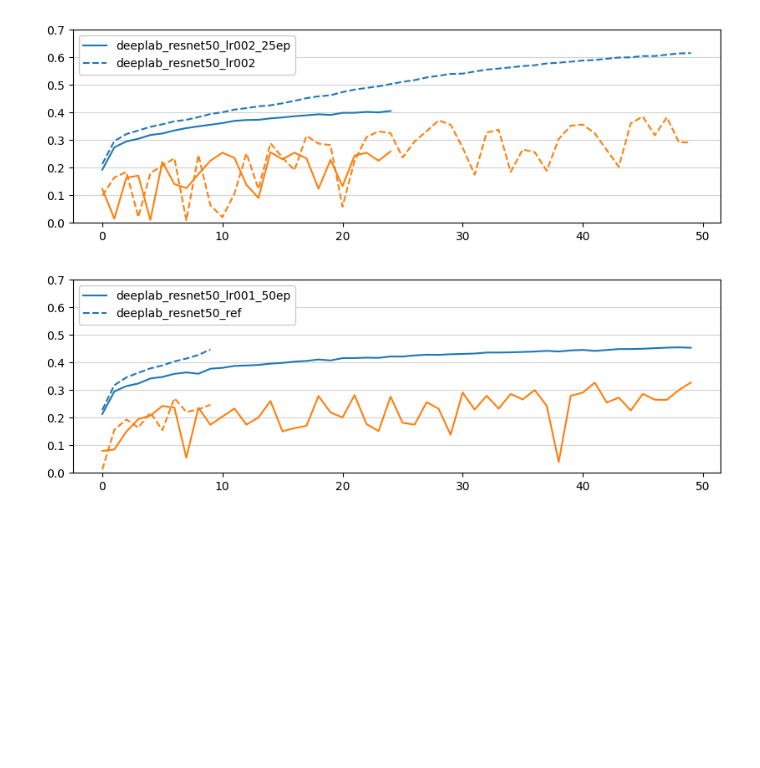
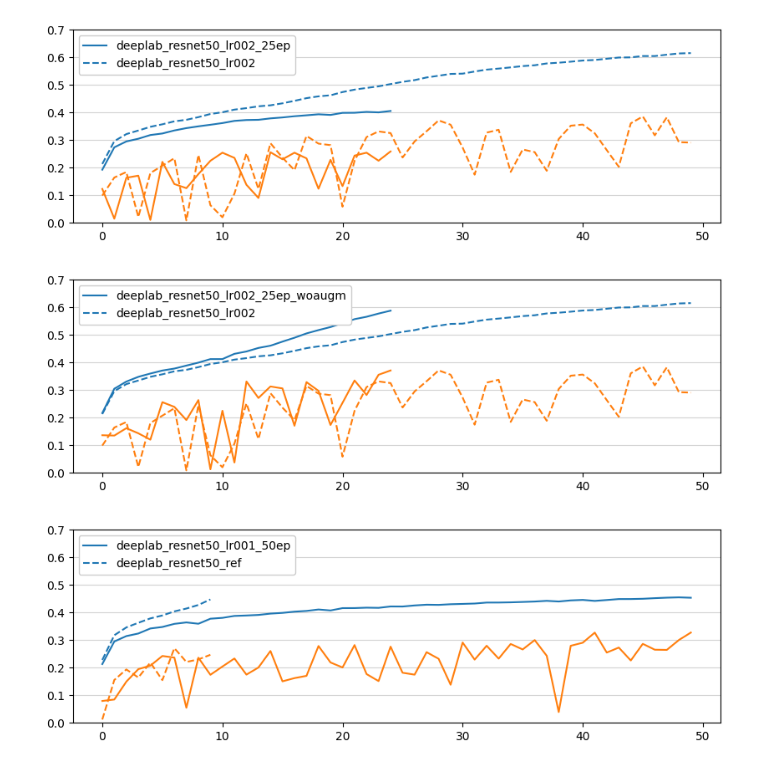
Before and after one commit to tomlqc/identify-contrails, a Jupyter notebook: notebooks-saved/Report.ipynb, the cells around one changed output. Saved outputs shown, nothing was run; the diff lists cells and outputs as text; code cells hidden in the pictures; blank space fills up the shorter version.

Commit message:
nb-saved: deeplab-resnet50 w/o data augmentation

```diff
--- a/notebooks-saved/Report.ipynb
+++ b/notebooks-saved/Report.ipynb
@@ -83,6 +87,10 @@ plot_vs_ref('deeplab_resnet50_lr002', 'deeplab_resnet50_ref')
 plot_vs_ref('deeplab_resnet50_lr002_25ep', 'deeplab_resnet50_lr002')
 # %% [output]
 [figure]
+# %%
+plot_vs_ref('deeplab_resnet50_lr002_25ep_woaugm', 'deeplab_resnet50_lr002')
+# %% [output]
+[figure, added]
 # %%
 plot_vs_ref('deeplab_resnet50_lr001_50ep', 'deeplab_resnet50_ref')
 # %% [output]
```
Also changed, not shown: parts of 4 cells of this notebook, 2 other files.
